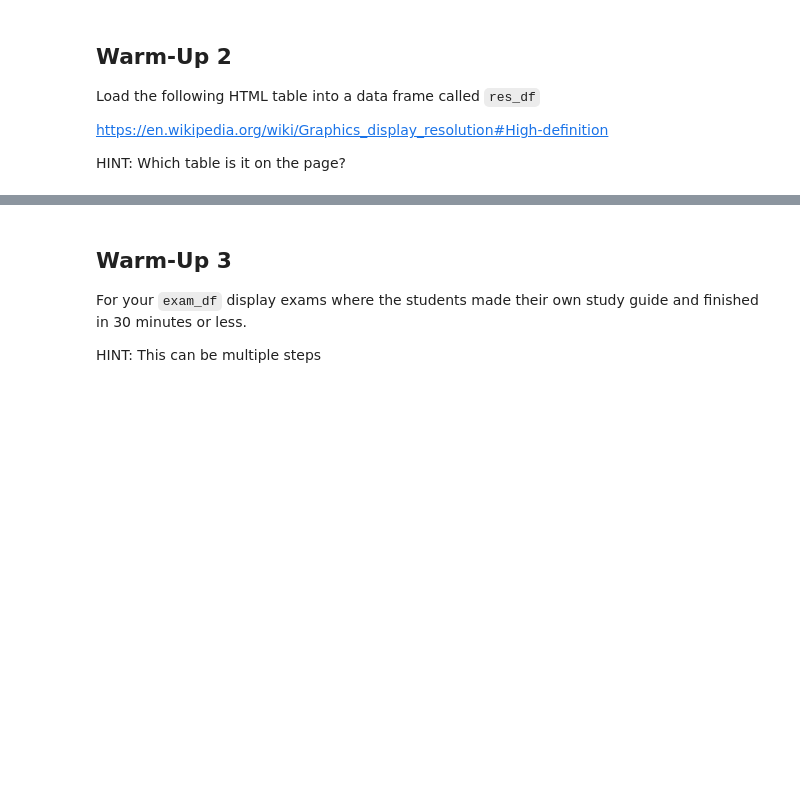
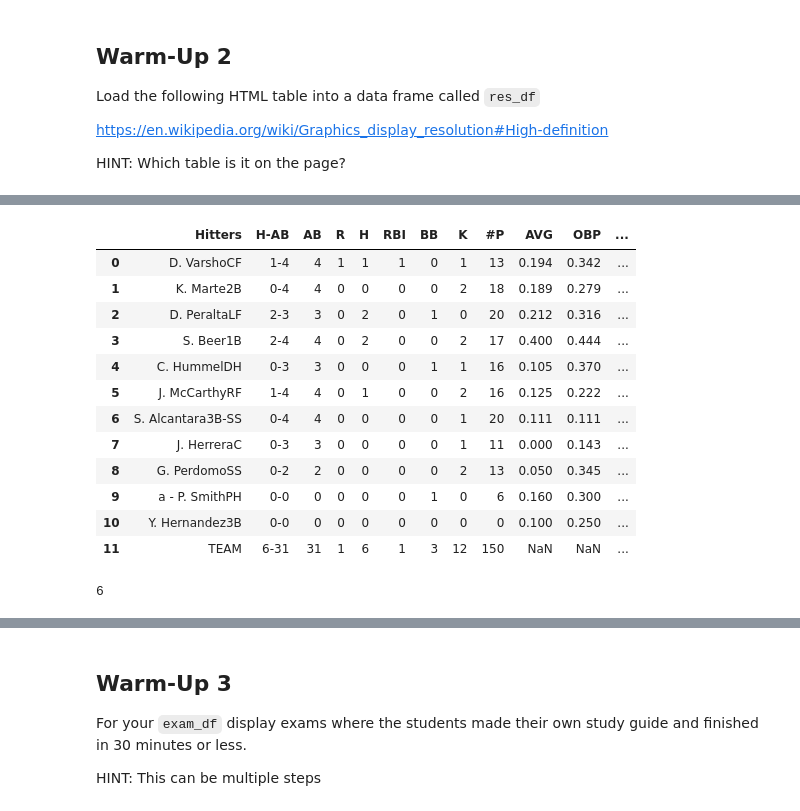
Before and after one commit to IST256/spring2022, a Jupyter notebook: lessons/12-pandas/SmallGroup-Pandas.ipynb, the cells around one changed output, grey strips where cells are left out. Drawn from its saved outputs; the diff is of its cells as text; code cells hidden in the pictures; blank space fills up the shorter version.

```diff
--- a/lessons/12-pandas/SmallGroup-Pandas.ipynb
+++ b/lessons/12-pandas/SmallGroup-Pandas.ipynb
@@ -33,0 +73,24 @@ HINT: Which table is it on the page?
+# %%
+baseballgame = "https://www.espn.com/mlb/boxscore/_/gameId/401430916"
+bb_df = pd.read_html(baseballgame)
+bb_df[1]
+# %% [output]
+|  | Hitters | H-AB | AB | R | H | RBI | BB | K | #P | AVG | OBP | ... |
+| 0 | D. VarshoCF | 1-4 | 4 | 1 | 1 | 1 | 0 | 1 | 13 | 0.194 | 0.342 | ... |
+| 1 | K. Marte2B | 0-4 | 4 | 0 | 0 | 0 | 0 | 2 | 18 | 0.189 | 0.279 | ... |
+| 2 | D. PeraltaLF | 2-3 | 3 | 0 | 2 | 0 | 1 | 0 | 20 | 0.212 | 0.316 | ... |
+| 3 | S. Beer1B | 2-4 | 4 | 0 | 2 | 0 | 0 | 2 | 17 | 0.400 | 0.444 | ... |
+| 4 | C. HummelDH | 0-3 | 3 | 0 | 0 | 0 | 1 | 1 | 16 | 0.105 | 0.370 | ... |
+| 5 | J. McCarthyRF | 1-4 | 4 | 0 | 1 | 0 | 0 | 2 | 16 | 0.125 | 0.222 | ... |
+| 6 | S. Alcantara3B-SS | 0-4 | 4 | 0 | 0 | 0 | 0 | 1 | 20 | 0.111 | 0.111 | ... |
+| 7 | J. HerreraC | 0-3 | 3 | 0 | 0 | 0 | 0 | 1 | 11 | 0.000 | 0.143 | ... |
+| 8 | G. PerdomoSS | 0-2 | 2 | 0 | 0 | 0 | 0 | 2 | 13 | 0.050 | 0.345 | ... |
+| 9 | a - P. SmithPH | 0-0 | 0 | 0 | 0 | 0 | 1 | 0 | 6 | 0.160 | 0.300 | ... |
+| 10 | Y. Hernandez3B | 0-0 | 0 | 0 | 0 | 0 | 0 | 0 | 0 | 0.100 | 0.250 | ... |
+| 11 | TEAM | 6-31 | 31 | 1 | 6 | 1 | 3 | 12 | 150 | NaN | NaN | ... |
+# %%
+dbacks = bb_df[1]
+db2 = dbacks[ dbacks['Hitters'] != 'TEAM']
+db2['H'].sum()
+# %% [output]
+6
```
Also changed, not shown: parts of 16 cells of this notebook, 2 other files.
